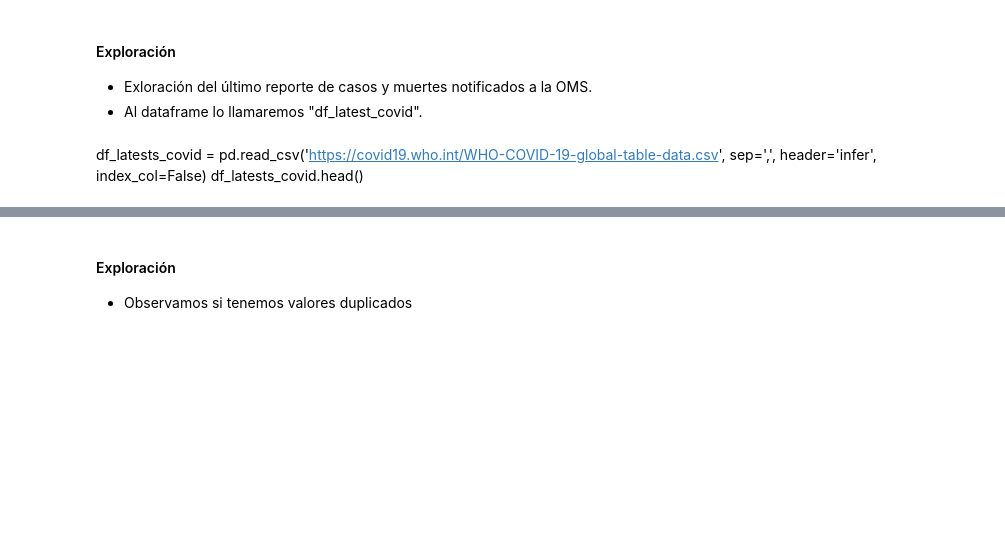
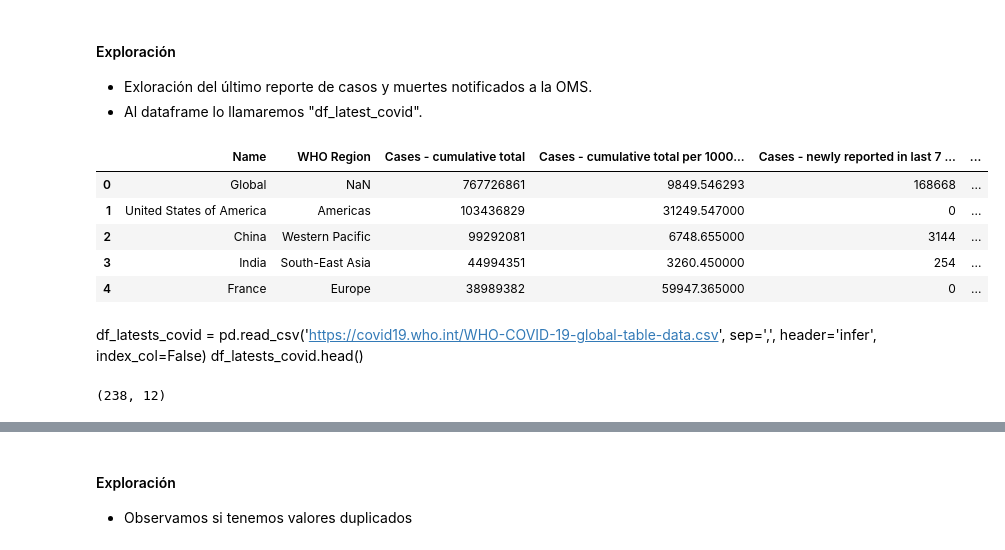
Before and after one commit to patriciaapenat/TFM, a Jupyter notebook: Notebooks/Data_Frame_Latest reported counts of cases and deaths.ipynb, the cells around one changed output, grey strips where cells are left out. Cells and saved outputs as stored; diff of their text form; code cells hidden in the pictures; blank space fills up the shorter version.

```diff
--- a/Notebooks/Data_Frame_Latest reported counts of cases and deaths.ipynb
+++ b/Notebooks/Data_Frame_Latest reported counts of cases and deaths.ipynb
@@ -16,12 +28,21 @@
 # %%
 import pandas as pd
 # %%
-df_latests_covid = pd.read_csv("Latest reported counts of cases and deaths.csv", sep=',', header='infer', index_col=False)
+df_latests_covid = pd.read_csv("https://covid19.who.int/WHO-COVID-19-global-table-data.csv", sep=',', header='infer', index_col=False)
 df_latests_covid.head()
+# %% [output]
+|  | Name | WHO Region | Cases - cumulative total | Cases - cumulative total per 1000... | Cases - newly reported in last 7 ... | ... |
+| 0 | Global | NaN | 767726861 | 9849.546293 | 168668 | ... |
+| 1 | United States of America | Americas | 103436829 | 31249.547000 | 0 | ... |
+| 2 | China | Western Pacific | 99292081 | 6748.655000 | 3144 | ... |
+| 3 | India | South-East Asia | 44994351 | 3260.450000 | 254 | ... |
+| 4 | France | Europe | 38989382 | 59947.365000 | 0 | ... |
 # %% [markdown]
 df_latests_covid = pd.read_csv('https://covid19.who.int/WHO-COVID-19-global-table-data.csv', sep=',', header='infer', index_col=False)
 df_latests_covid.head()
 # %%
 df_latests_covid.shape
+# %% [output]
+(238, 12)
 # %%
 df_latests_covid.info()
```
Also changed, not shown: parts of 15 cells of this notebook.
